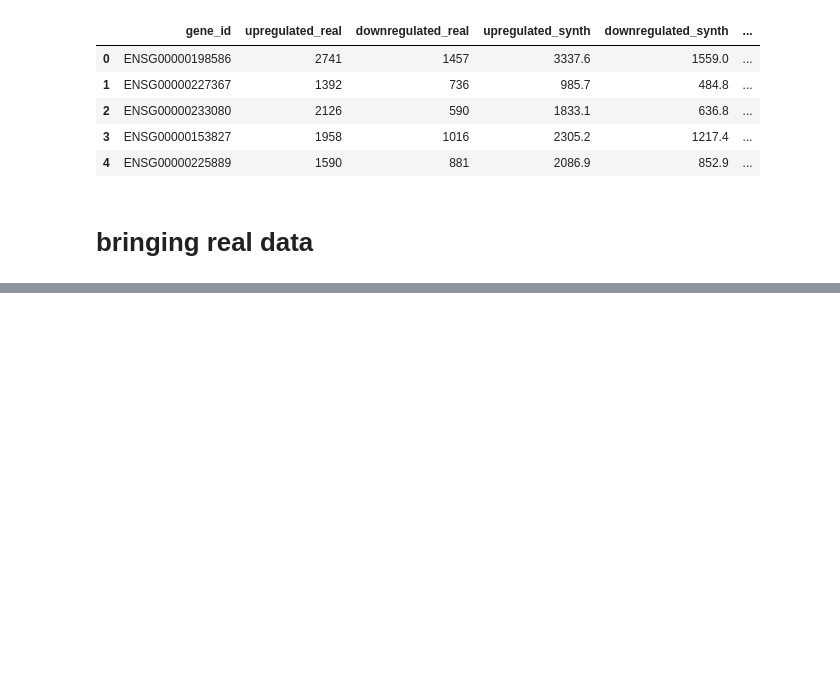
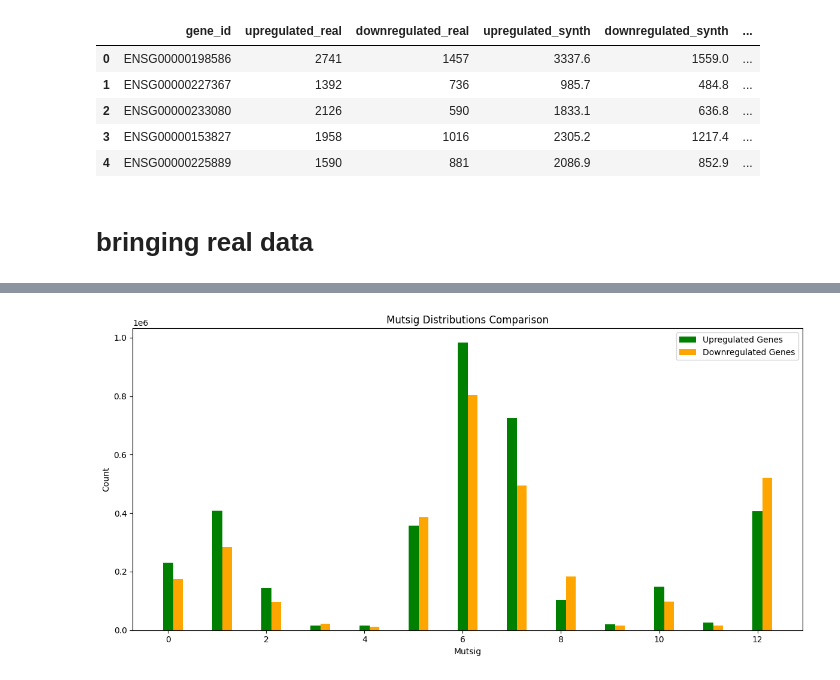
Before and after one commit to TasbasMN/mirscribe-results, a Jupyter notebook: final_data_exploration.ipynb, the cells around one changed output, grey strips where cells are left out. Saved outputs shown, nothing was run; the diff lists cells and outputs as text; code cells hidden in the pictures; blank space fills up the shorter version.

```diff
--- a/final_data_exploration.ipynb
+++ b/final_data_exploration.ipynb
@@ -212,0 +271,32 @@ df[df.gene_id == "ENSG00000134086"]
+# %%
+sign_upreg_list = df[upreg & sign]['gene_id'].tolist()
+sign_downreg_list = df[downreg & sign]['gene_id'].tolist()
+
+all_upregulated_dist = real[real.gene_id.isin(sign_upreg_list)].mutsig.value_counts().compute()
+all_downregulated_dist = real[real.gene_id.isin(sign_downreg_list)].mutsig.value_counts().compute()
+# %%
+
+plt.figure(figsize=(12, 6))
+
+# Set width of bars and positions
+bar_width = 0.2
+r1 = np.arange(len(up_onc_dist))
+r2 = [x + bar_width for x in r1]
+
+# Create bars
+plt.bar(r1, all_upregulated_dist.values, width=bar_width, label='Upregulated Genes', color='green')
+plt.bar(r2, all_downregulated_dist.values, width=bar_width, label='Downregulated Genes', color='orange')
+
+# Add labels and title
+plt.xlabel('Mutsig')
+plt.ylabel('Count')
+plt.title('Mutsig Distributions Comparison')
+
+# Add legend
+plt.legend()
+
+# Show plot
+plt.tight_layout()
+plt.show()
+# %% [output]
+[figure, added]
```
Also changed, not shown: parts of 16 cells of this notebook, 3 other files.
